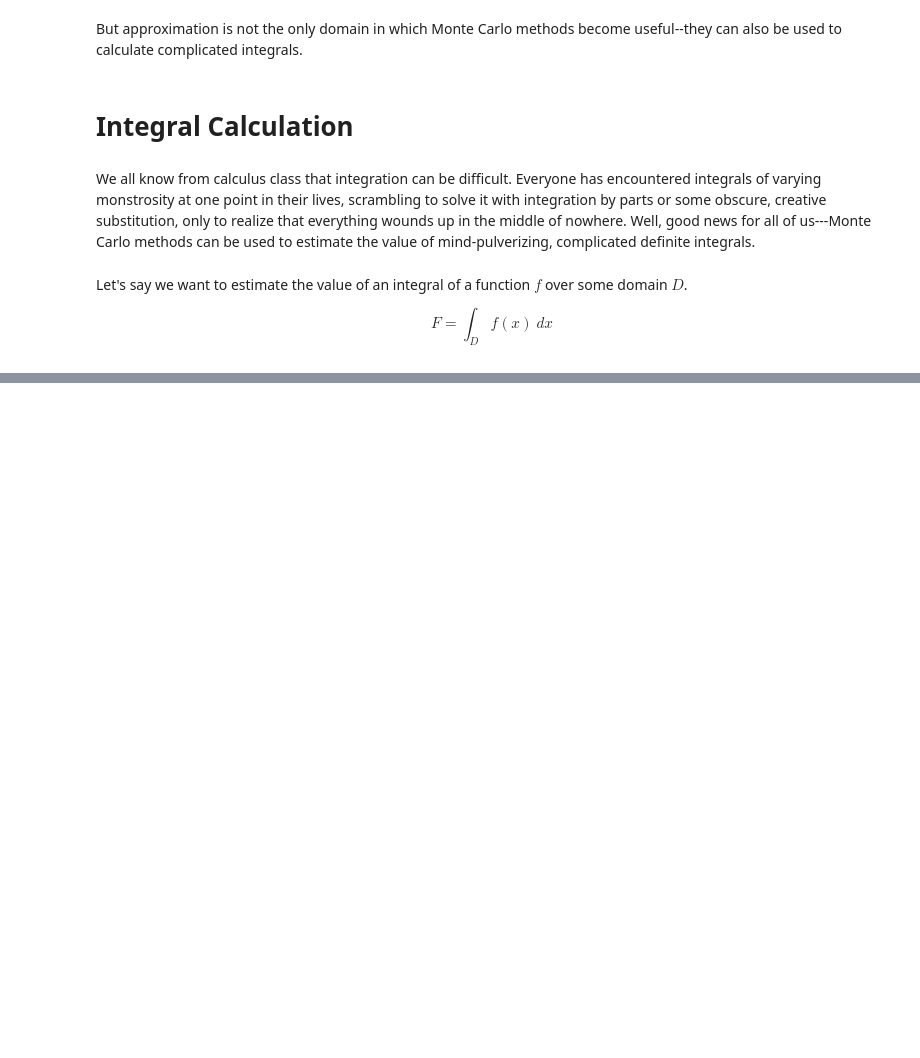
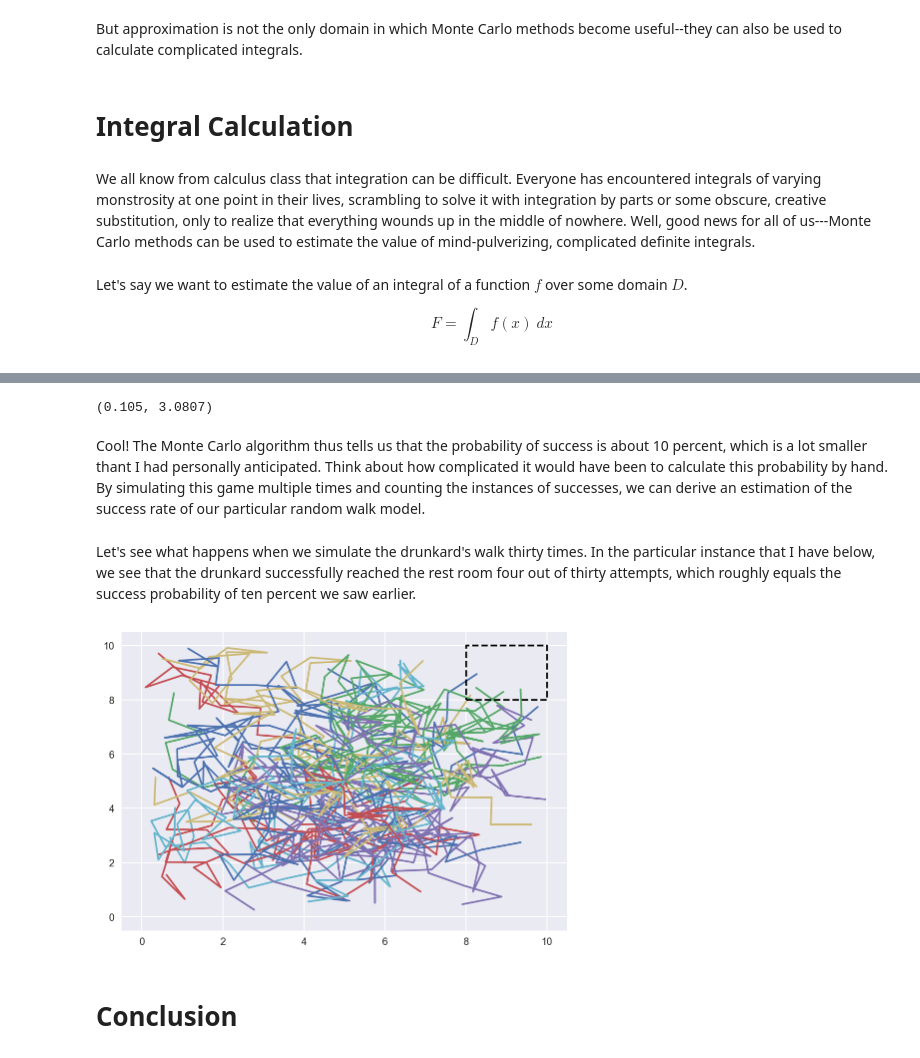
Before and after one commit to jaketae/jaketae.github.io, a Jupyter notebook: _jupyter/2019-12-03-monte-carlo.ipynb, the cells around one changed output, grey strips where cells are left out. Drawn from its saved outputs; the diff is of its cells as text; code cells hidden in the pictures; blank space fills up the shorter version.

```diff
--- a/_jupyter/2019-12-03-monte-carlo.ipynb
+++ b/_jupyter/2019-12-03-monte-carlo.ipynb
@@ -101,0 +176,25 @@ $$F$$
+# %%
+def take_step(position, step_size):
+    angle = np.random.uniform(0, 2*np.pi)
+    new_x = position[0] + step_size*np.cos(angle)
+    new_y = position[1] + step_size*np.sin(angle)
+    return [new_x, new_y]
+
+def check_legal(position, range=[0, 10]):
+    return range[0] < position[0] < range[1] and range[0] < position[1] < range[1]
+
+def check_success(position, range=[8, 10]):
+    return range[0] < position[0] < range[1] and range[0] < position[1] < range[1]
+
+def simulate_walk(trial, step_size=1, start=[5, 5], goal=[9, 10]):
+    flag, position_tracker = False, [start]
+    for _ in range(trial):
+        new_position = take_step(position_tracker[-1], step_size)
+        if check_legal(new_position):
+            position_tracker.append(new_position)
+            if check_success(new_position):
+                flag = True
+                break
+        else:
+            break
+    return flag, position_tracker
@@ -101,0 +232,24 @@ $$F$$
+# %%
+random_walks(10000)
+# %% [output]
+(0.105, 3.0807)
+# %% [markdown]
+Cool! The Monte Carlo algorithm thus tells us that the probability of success is about 10 percent, which is a lot smaller thant I had personally anticipated. Think about how complicated it would have been to calculate this probability by hand. By simulating this game multiple times and counting the instances of successes, we can derive an estimation of the success rate of our particular random walk model.
+# %%
+def plot_walks(trial, walk_episodes):
+    walk_paths = []
+    for _ in range(walk_episodes):
+        walk_paths.append(simulate_walk(trial, 1)[1])
+    for walk_path in walk_paths:
+        x, y = zip(*walk_path)
+        plt.plot(x, y)
+    plt.plot([8,10,10,8,8],[8,8,10,10,8], color="black", ls="--")
+    plt.xlim(-0.5, 10.5); plt.ylim(-0.5, 10.5)
+# %% [markdown]
+Let's see what happens when we simulate the drunkard's walk thirty times. In the particular instance that I have below, we see that the drunkard successfully reached the rest room four out of thirty attempts, which roughly equals the success probability of ten percent we saw earlier.
+# %%
+plot_walks(100, 30)
+# %% [output]
+[figure, added]
+# %% [markdown]
+# Conclusion
```
Also changed, not shown: parts of 48 cells of this notebook, 8 other files.
